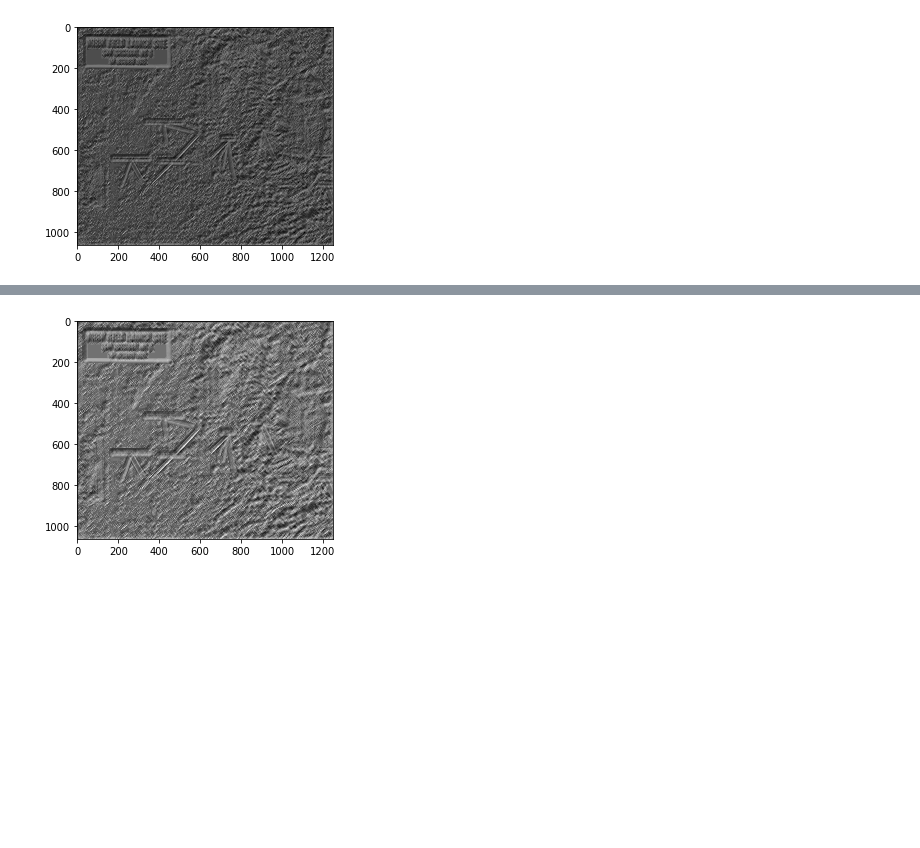
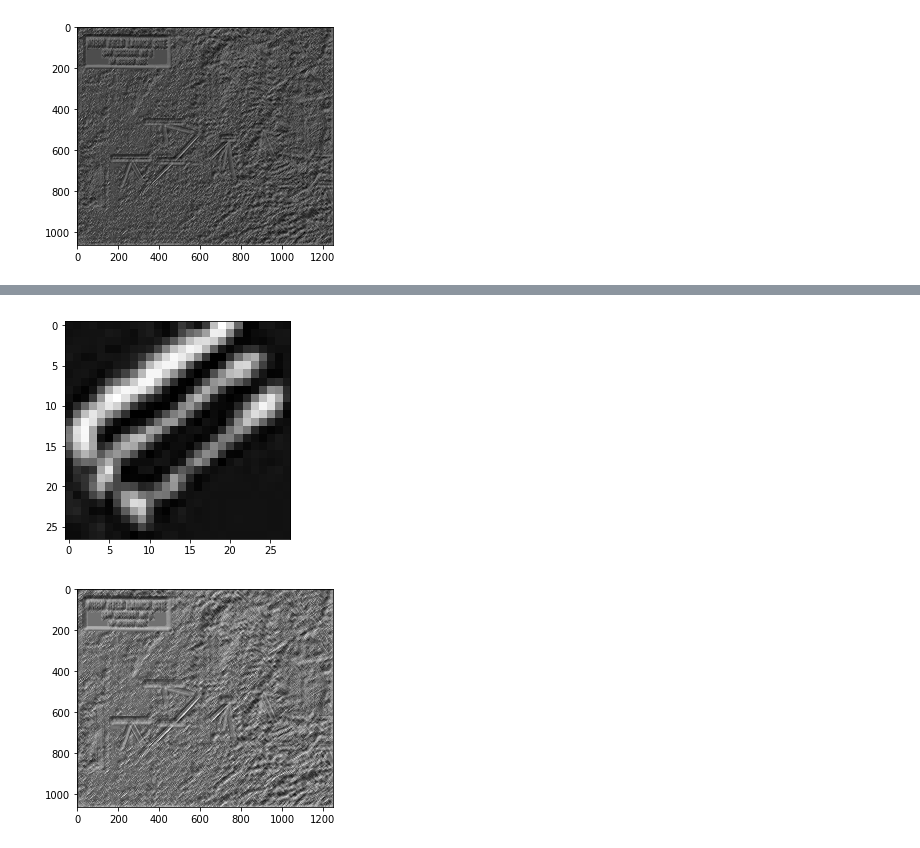
Before and after one commit to smeenehan/CS131-ProblemSets, a Jupyter notebook: PS1/PS1.ipynb, the cells around one changed output, grey strips where cells are left out. Saved outputs shown, nothing was run; the diff lists cells and outputs as text; code cells hidden in the pictures; blank space fills up the shorter version.

```diff
--- a/PS1/PS1.ipynb
+++ b/PS1/PS1.ipynb
@@ -17,5 +37,10 @@ plt.show()
 # %%
 largeTemplate = imread('trailerSlightlyBigger.png',mode='RGB',flatten=True)
+# %%
+plt.imshow(largeTemplate,cmap='gray')
+plt.show()
+# %% [output]
+[figure, added]
 # %%
 crossCorrLarge = match_template(photo,largeTemplate,pad_input='True')
 # %%
```
Also changed, not shown: parts of 20 cells of this notebook.
